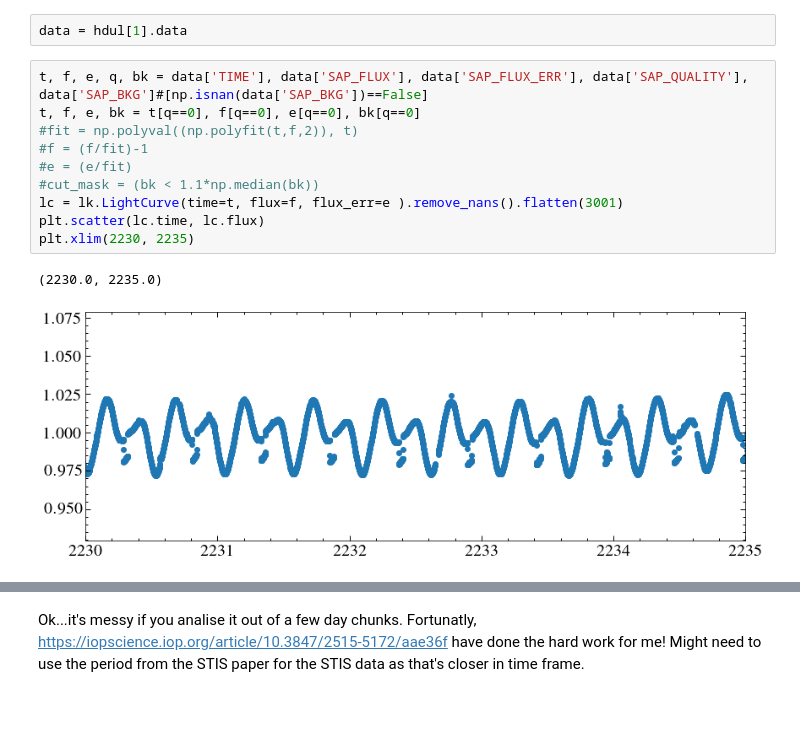
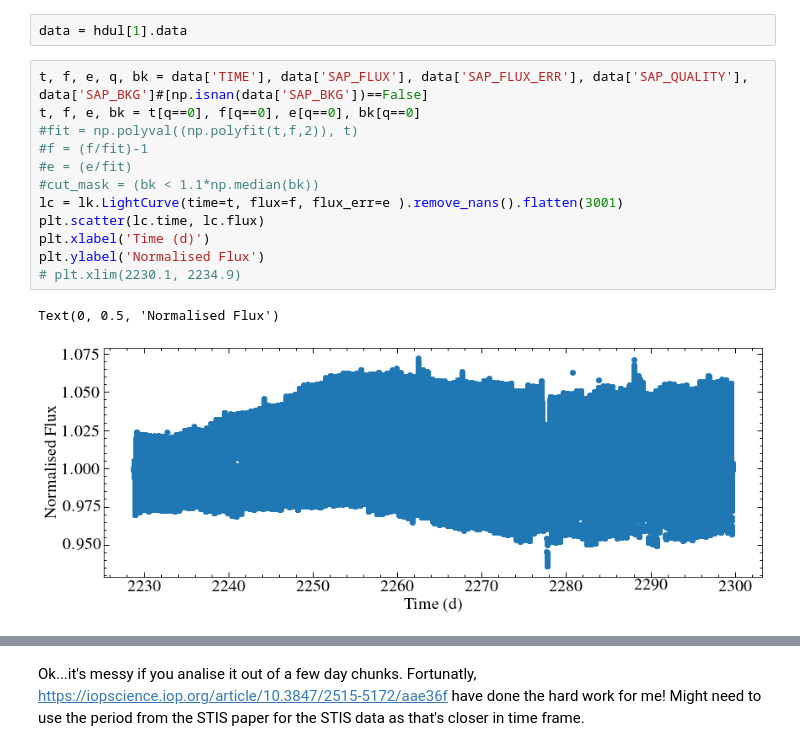
Before and after one commit to davidjwilson/pceb, a Jupyter notebook: v471_tau/v471tau_lc.ipynb, the cells around one changed output, grey strips where cells are left out. Saved outputs shown, nothing was run; the diff lists cells and outputs as text; blank space fills up the shorter version.

```diff
--- a/v471_tau/v471tau_lc.ipynb
+++ b/v471_tau/v471tau_lc.ipynb
@@ -56,16 +54,18 @@ data = hdul[1].data
 # %%
 t, f, e, q, bk = data['TIME'], data['SAP_FLUX'], data['SAP_FLUX_ERR'], data['SAP_QUALITY'], data['SAP_BKG']#[np.isnan(data['SAP_BKG'])==False]
 t, f, e, bk = t[q==0], f[q==0], e[q==0], bk[q==0]
 #fit = np.polyval((np.polyfit(t,f,2)), t)
 #f = (f/fit)-1
 #e = (e/fit)
 #cut_mask = (bk < 1.1*np.median(bk))
 lc = lk.LightCurve(time=t, flux=f, flux_err=e ).remove_nans().flatten(3001)
 plt.scatter(lc.time, lc.flux)
-plt.xlim(2230, 2235)
+plt.xlabel('Time (d)')
+plt.ylabel('Normalised Flux')
+# plt.xlim(2230.1, 2234.9)
 # %% [output]
-(2230.0, 2235.0)
+Text(0, 0.5, 'Normalised Flux')
-[figure, old version]
+[figure, new version]
 # %%
 pg = lc.to_periodogram(oversample_factor=10,minimum_period=60*u.minute, maximum_period=65*u.day)
 plt.plot(pg.period, pg.power)
```
Also changed, not shown: parts of 4 cells of this notebook, 11 other files.
